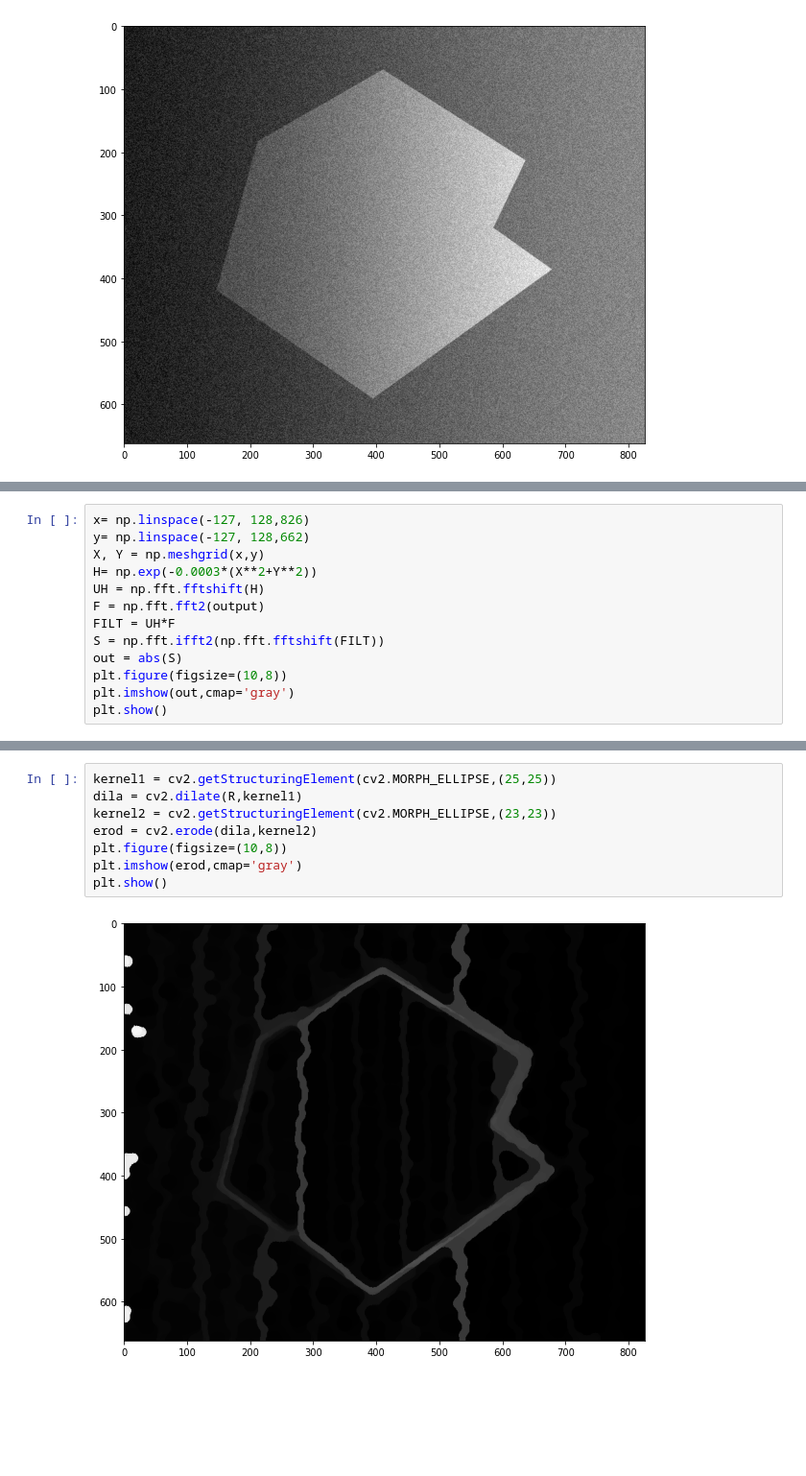
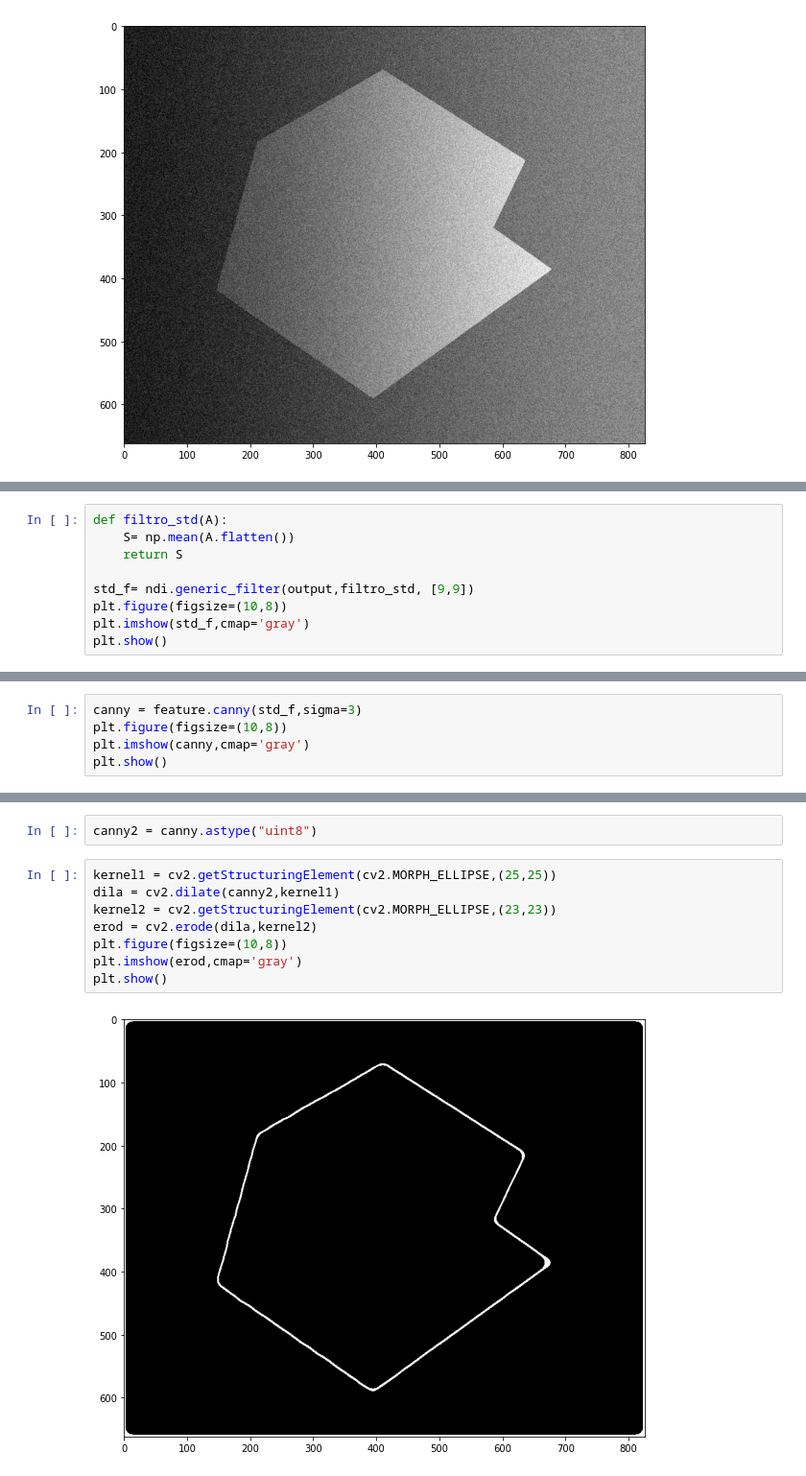
Before and after one commit to TheRaai/T5Imagenes, a Jupyter notebook: Untitled.ipynb, the cells around one changed output, grey strips where cells are left out. Shown at 96% size. Cells and saved outputs as stored; diff of their text form; blank space fills up the shorter version.

```diff
--- a/Untitled.ipynb
+++ b/Untitled.ipynb
@@ -46,13 +30,0 @@ plt.show()
-# %%
-x= np.linspace(-127, 128,826)
-y= np.linspace(-127, 128,662)
-X, Y = np.meshgrid(x,y)
-H= np.exp(-0.0003*(X**2+Y**2))
-UH = np.fft.fftshift(H)
-F = np.fft.fft2(output)
-FILT = UH*F
-S = np.fft.ifft2(np.fft.fftshift(FILT))
-out = abs(S)
-plt.figure(figsize=(10,8))
-plt.imshow(out,cmap='gray')
-plt.show()
@@ -97,0 +31,9 @@ for i in range(3,16,2):
+# %%
+def filtro_std(A):
+    S= np.mean(A.flatten())
+    return S
+
+std_f= ndi.generic_filter(output,filtro_std, [9,9])
+plt.figure(figsize=(10,8))
+plt.imshow(std_f,cmap='gray')
+plt.show()
@@ -97,0 +42,5 @@ for i in range(3,16,2):
+# %%
+canny = feature.canny(std_f,sigma=3)
+plt.figure(figsize=(10,8))
+plt.imshow(canny,cmap='gray')
+plt.show()
@@ -98,10 +49,12 @@ for i in range(3,16,2):
+# %%
+canny2 = canny.astype("uint8")
 # %%
 kernel1 = cv2.getStructuringElement(cv2.MORPH_ELLIPSE,(25,25))
-dila = cv2.dilate(R,kernel1)
+dila = cv2.dilate(canny2,kernel1)
 kernel2 = cv2.getStructuringElement(cv2.MORPH_ELLIPSE,(23,23))
 erod = cv2.erode(dila,kernel2)
 plt.figure(figsize=(10,8))
 plt.imshow(erod,cmap='gray')
 plt.show()
 # %% [output]
-[figure, old version]
+[figure, new version]
```
Also changed, not shown: parts of 9 cells of this notebook.
